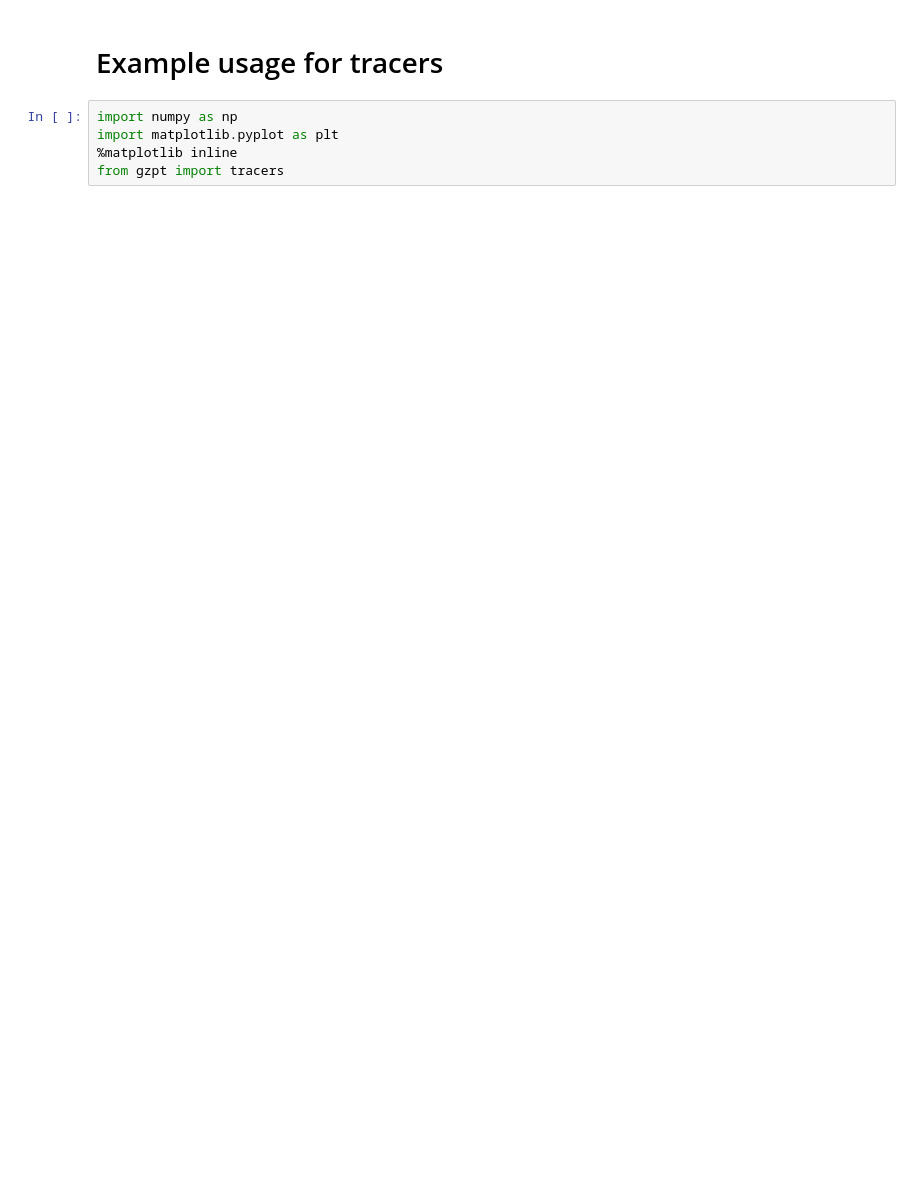
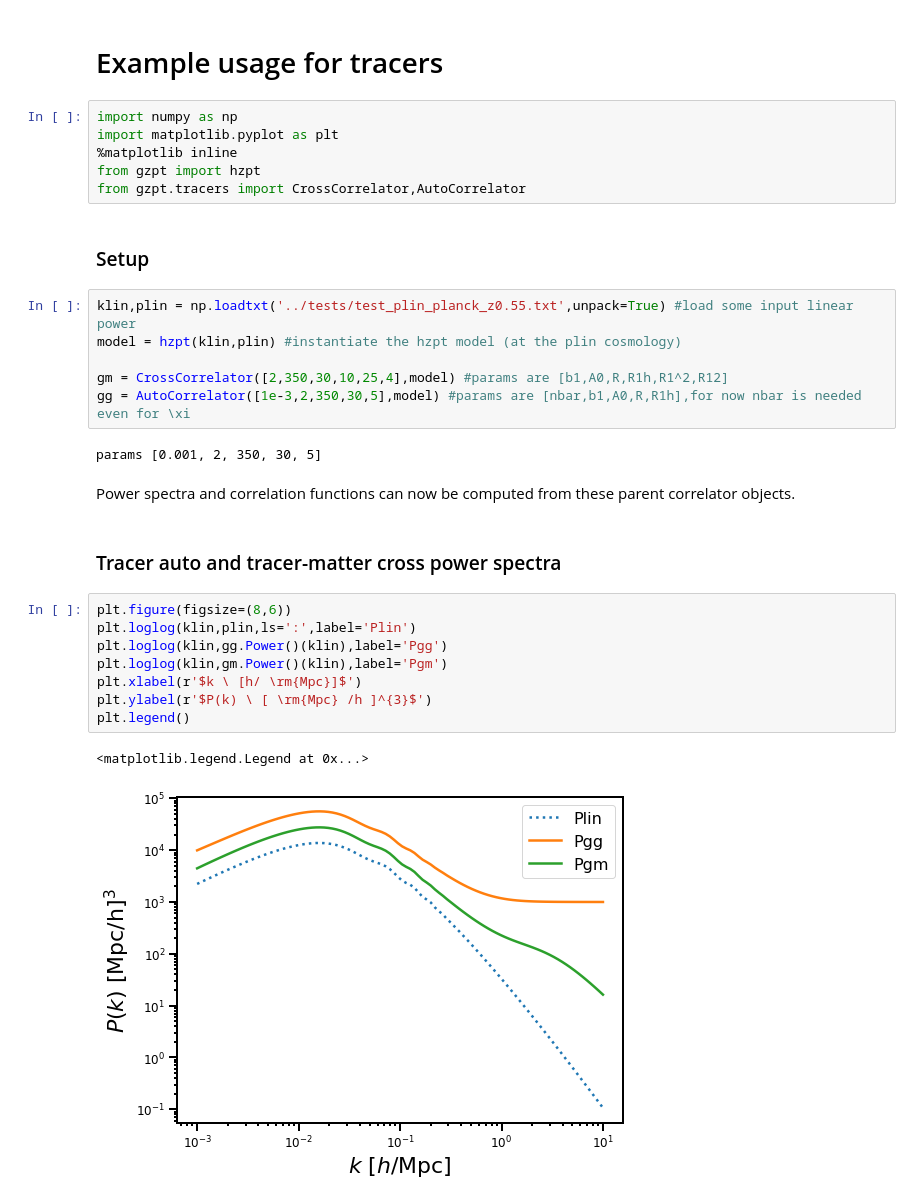
Before and after one commit to jmsull/gzpt, a Jupyter notebook: examples/first_example.ipynb, the cells around one changed output. Drawn from its saved outputs; the diff is of its cells as text; blank space fills up the shorter version.

```diff
--- a/examples/first_example.ipynb
+++ b/examples/first_example.ipynb
@@ -4,4 +4,30 @@
 import numpy as np
 import matplotlib.pyplot as plt
 %matplotlib inline
-from gzpt import tracers
+from gzpt import hzpt
+from gzpt.tracers import CrossCorrelator,AutoCorrelator
+# %% [markdown]
+### Setup
+# %%
+klin,plin = np.loadtxt('../tests/test_plin_planck_z0.55.txt',unpack=True) #load some input linear power
+model = hzpt(klin,plin) #instantiate the hzpt model (at the plin cosmology)
+
+gm = CrossCorrelator([2,350,30,10,25,4],model) #params are [b1,A0,R,R1h,R1^2,R12]
+gg = AutoCorrelator([1e-3,2,350,30,5],model) #params are [nbar,b1,A0,R,R1h],for now nbar is needed even for \xi
+# %% [output]
+params [0.001, 2, 350, 30, 5]
+# %% [markdown]
+Power spectra and correlation functions can now be computed from these parent correlator objects.
+# %% [markdown]
+### Tracer auto and tracer-matter cross power spectra
+# %%
+plt.figure(figsize=(8,6))
+plt.loglog(klin,plin,ls=':',label='Plin')
+plt.loglog(klin,gg.Power()(klin),label='Pgg')
+plt.loglog(klin,gm.Power()(klin),label='Pgm')
+plt.xlabel(r'$k \ [h/ \rm{Mpc}]$')
+plt.ylabel(r'$P(k) \ [ \rm{Mpc} /h ]^{3}$')
+plt.legend()
+# %% [output]
+<matplotlib.legend.Legend at 0x...>
+[figure, added]
```
Also changed, not shown: parts of 18 cells of this notebook, 7 other files.
